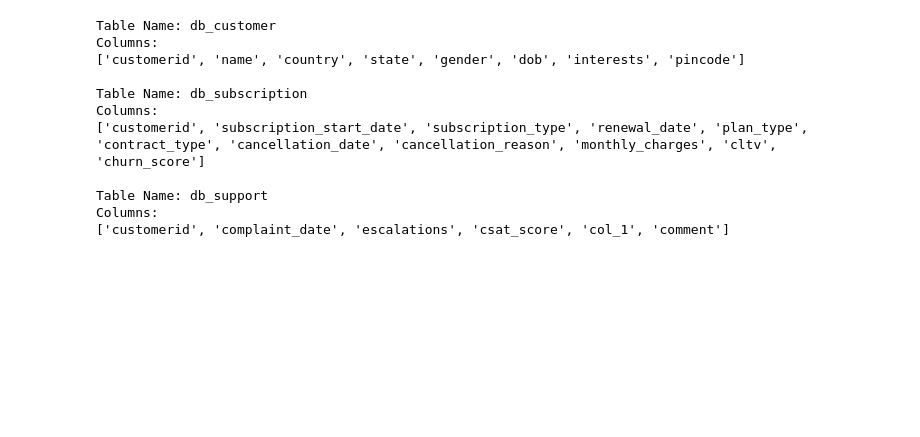
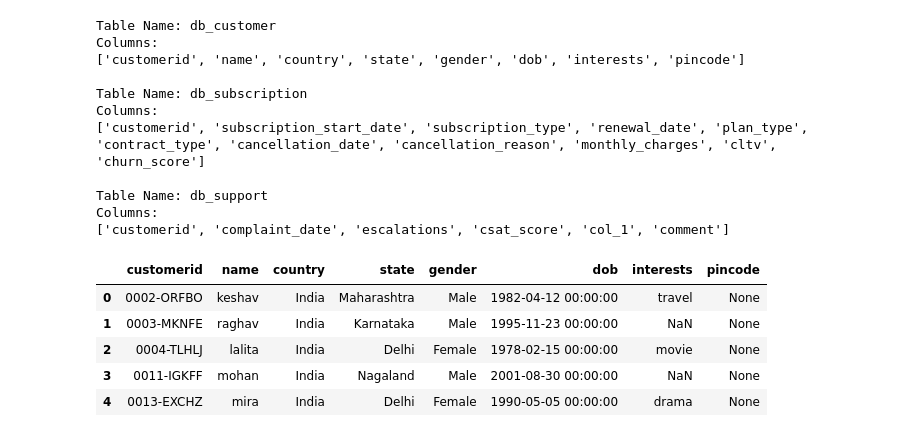
Before and after one commit to shiva3994/Practice, a Jupyter notebook: Daily Python/L_Churn_analysis.ipynb, the cells around one changed output. Drawn from its saved outputs; the diff is of its cells as text; code cells hidden in the pictures; blank space fills up the shorter version.

```diff
--- a/Daily Python/L_Churn_analysis.ipynb
+++ b/Daily Python/L_Churn_analysis.ipynb
@@ -61,3 +61,12 @@ Columns:
 Table Name: db_support
 Columns:
 ['customerid', 'complaint_date', 'escalations', 'csat_score', 'col_1', 'comment']
+# %%
+df_db_customer.head()
+# %% [output]
+|  | customerid | name | country | state | gender | dob | interests | pincode |
+| 0 | 0002-ORFBO | keshav | India | Maharashtra | Male | 1982-04-12 00:00:00 | travel | None |
+| 1 | 0003-MKNFE | raghav | India | Karnataka | Male | 1995-11-23 00:00:00 | NaN | None |
+| 2 | 0004-TLHLJ | lalita | India | Delhi | Female | 1978-02-15 00:00:00 | movie | None |
+| 3 | 0011-IGKFF | mohan | India | Nagaland | Male | 2001-08-30 00:00:00 | NaN | None |
+| 4 | 0013-EXCHZ | mira | India | Delhi | Female | 1990-05-05 00:00:00 | drama | None |
```
Also changed, not shown: parts of 22 cells of this notebook.
